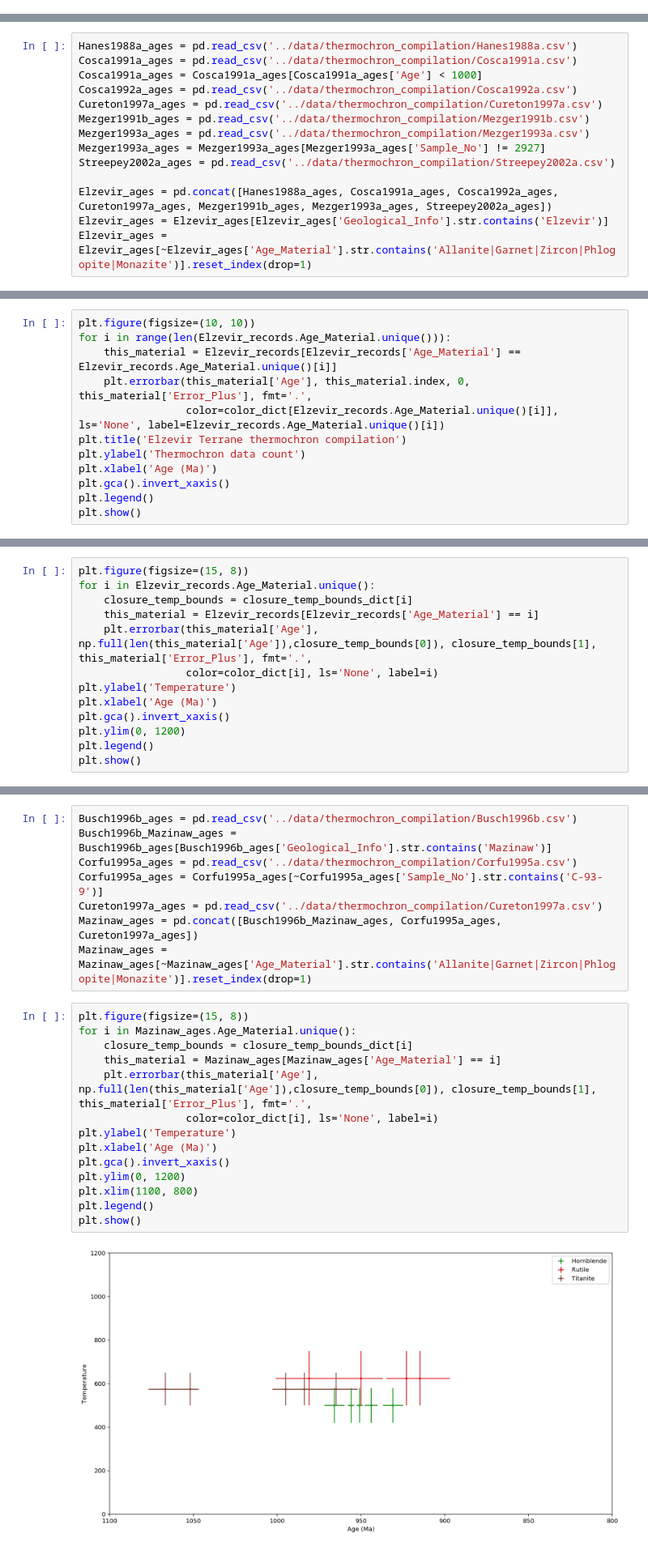
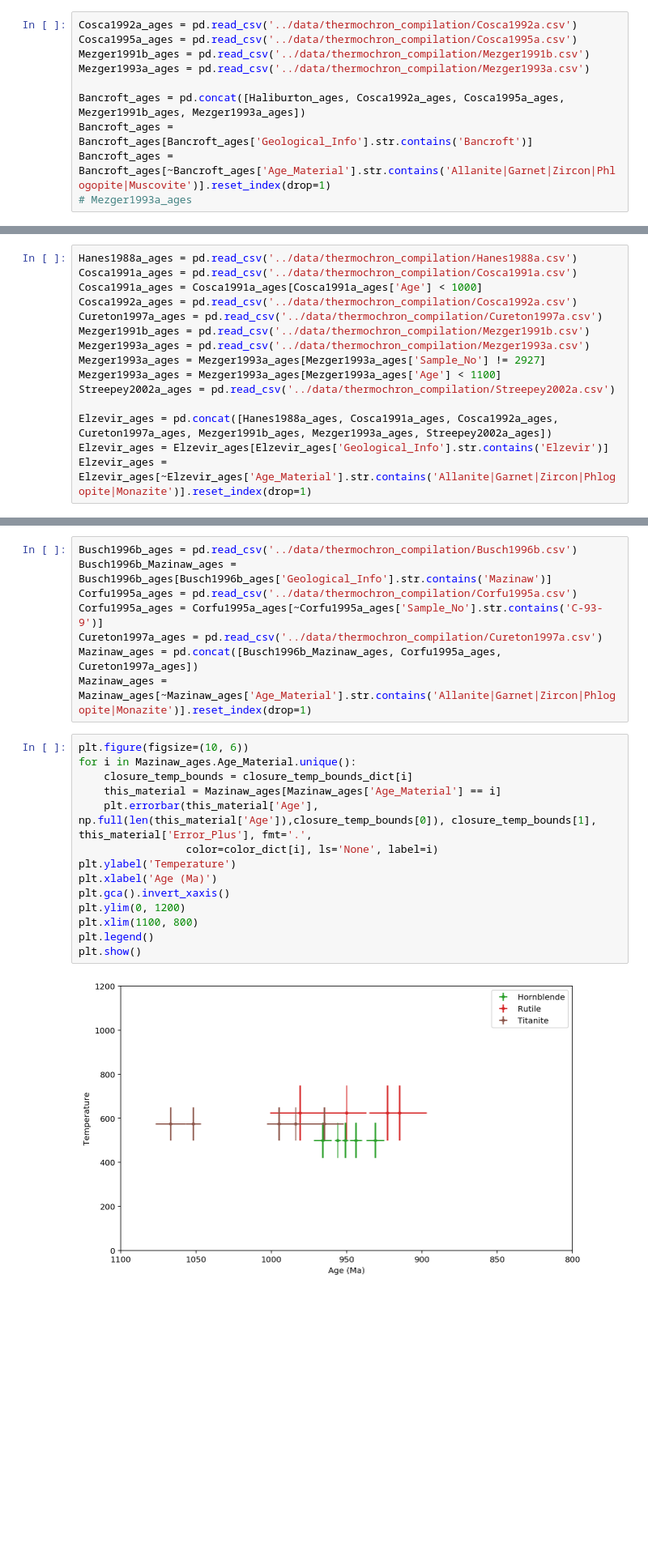
Before and after one commit to Swanson-Hysell-Group/Grenville_seminar, a Jupyter notebook: code/Grenville_thermochron.ipynb, the cells around one changed output, grey strips where cells are left out. Shown at 81% size. Cells and saved outputs as stored; diff of their text form; blank space fills up the shorter version.

Commit message:
thermochron sorted out

```diff
--- a/code/Grenville_thermochron.ipynb
+++ b/code/Grenville_thermochron.ipynb
@@ -192,0 +57,10 @@ plt.show()
+# %%
+Cosca1992a_ages = pd.read_csv('../data/thermochron_compilation/Cosca1992a.csv')
+Cosca1995a_ages = pd.read_csv('../data/thermochron_compilation/Cosca1995a.csv')
+Mezger1991b_ages = pd.read_csv('../data/thermochron_compilation/Mezger1991b.csv')
+Mezger1993a_ages = pd.read_csv('../data/thermochron_compilation/Mezger1993a.csv')
+
+Bancroft_ages = pd.concat([Haliburton_ages, Cosca1992a_ages, Cosca1995a_ages, Mezger1991b_ages, Mezger1993a_ages])
+Bancroft_ages = Bancroft_ages[Bancroft_ages['Geological_Info'].str.contains('Bancroft')]
+Bancroft_ages = Bancroft_ages[~Bancroft_ages['Age_Material'].str.contains('Allanite|Garnet|Zircon|Phlogopite|Muscovite')].reset_index(drop=1)
+# Mezger1993a_ages
@@ -290,6 +181,7 @@ Cureton1997a_ages = pd.read_csv('../data/thermochron_compilation/Cureton1997a.cs
 Mezger1991b_ages = pd.read_csv('../data/thermochron_compilation/Mezger1991b.csv')
 Mezger1993a_ages = pd.read_csv('../data/thermochron_compilation/Mezger1993a.csv')
 Mezger1993a_ages = Mezger1993a_ages[Mezger1993a_ages['Sample_No'] != 2927]
+Mezger1993a_ages = Mezger1993a_ages[Mezger1993a_ages['Age'] < 1100]
 Streepey2002a_ages = pd.read_csv('../data/thermochron_compilation/Streepey2002a.csv')
 
 Elzevir_ages = pd.concat([Hanes1988a_ages, Cosca1991a_ages, Cosca1992a_ages, Cureton1997a_ages, Mezger1991b_ages, Mezger1993a_ages, Streepey2002a_ages])
@@ -325,12 +205,0 @@ Elzevir_records.head()
-# %%
-plt.figure(figsize=(10, 10))
-for i in range(len(Elzevir_records.Age_Material.unique())):
-    this_material = Elzevir_records[Elzevir_records['Age_Material'] == Elzevir_records.Age_Material.unique()[i]]
-    plt.errorbar(this_material['Age'], this_material.index, 0, this_material['Error_Plus'], fmt='.',
-                 color=color_dict[Elzevir_records.Age_Material.unique()[i]], ls='None', label=Elzevir_records.Age_Material.unique()[i])
-plt.title('Elzevir Terrane thermochron compilation')
-plt.ylabel('Thermochron data count')
-plt.xlabel('Age (Ma)')
-plt.gca().invert_xaxis()
-plt.legend()
-plt.show()
@@ -339,13 +205,0 @@ plt.show()
-# %%
-plt.figure(figsize=(15, 8))
-for i in Elzevir_records.Age_Material.unique():
-    closure_temp_bounds = closure_temp_bounds_dict[i]
-    this_material = Elzevir_records[Elzevir_records['Age_Material'] == i]
-    plt.errorbar(this_material['Age'], np.full(len(this_material['Age']),closure_temp_bounds[0]), closure_temp_bounds[1], this_material['Error_Plus'], fmt='.',
-                 color=color_dict[i], ls='None', label=i)
-plt.ylabel('Temperature')
-plt.xlabel('Age (Ma)')
-plt.gca().invert_xaxis()
-plt.ylim(0, 1200)
-plt.legend()
-plt.show()
@@ -364,18 +216,18 @@ Cureton1997a_ages = pd.read_csv('../data/thermochron_compilation/Cureton1997a.cs
 Mazinaw_ages = pd.concat([Busch1996b_Mazinaw_ages, Corfu1995a_ages, Cureton1997a_ages])
 Mazinaw_ages = Mazinaw_ages[~Mazinaw_ages['Age_Material'].str.contains('Allanite|Garnet|Zircon|Phlogopite|Monazite')].reset_index(drop=1)
 # %%
-plt.figure(figsize=(15, 8))
+plt.figure(figsize=(10, 6))
 for i in Mazinaw_ages.Age_Material.unique():
     closure_temp_bounds = closure_temp_bounds_dict[i]
     this_material = Mazinaw_ages[Mazinaw_ages['Age_Material'] == i]
     plt.errorbar(this_material['Age'], np.full(len(this_material['Age']),closure_temp_bounds[0]), closure_temp_bounds[1], this_material['Error_Plus'], fmt='.',
                  color=color_dict[i], ls='None', label=i)
 plt.ylabel('Temperature')
 plt.xlabel('Age (Ma)')
 plt.gca().invert_xaxis()
 plt.ylim(0, 1200)
 plt.xlim(1100, 800)
 plt.legend()
 plt.show()
 # %% [output]
-[figure, old version]
+[figure, new version]
```
Also changed, not shown: parts of 60 cells of this notebook, 22 other files.
